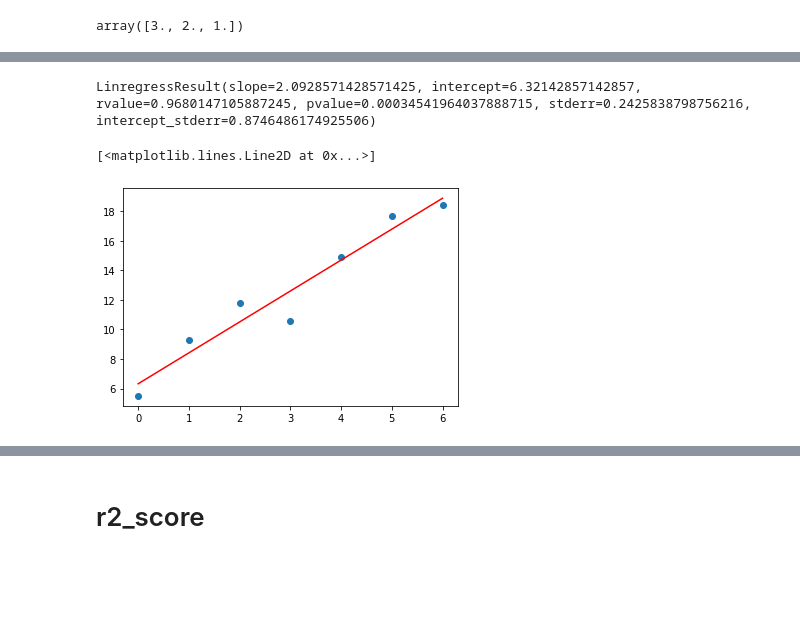
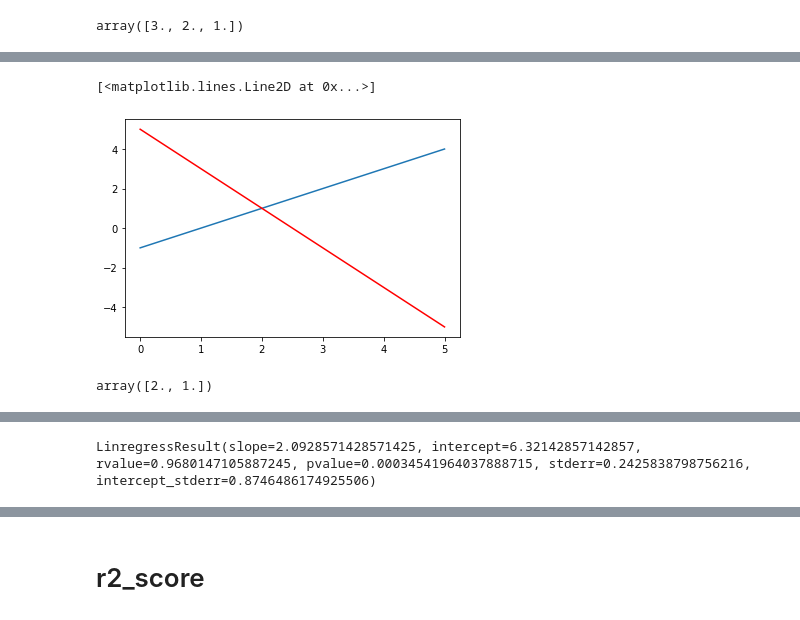
Before and after one commit to pshiroma/calculonumerico, a Jupyter notebook: aulas/CN-01#09 - Python - Metodos numericos.ipynb, the cells around one changed output, grey strips where cells are left out. Drawn from its saved outputs; the diff is of its cells as text; code cells hidden in the pictures; blank space fills up the shorter version.

```diff
--- a/aulas/CN-01#09 - Python - Metodos numericos.ipynb
+++ b/aulas/CN-01#09 - Python - Metodos numericos.ipynb
@@ -420,3 +475,25 @@ $
+# %%
+import matplotlib.pyplot as plt
+import numpy as np
+
+x = np.linspace(0,5)
+y1 = x - 1
+y2 = 5 - 2*x
+
+plt.plot(x,y1)
+plt.plot(x,y2, 'r')
+# %% [output]
+[<matplotlib.lines.Line2D at 0x...>]
+[figure, added]
+# %%
+from scipy.linalg import solve
+
+A = np.array([ [1, -1], [2, 1] ])
+b = np.array([1, 5])
+
+solve(A,b)
+# %% [output]
+array([2., 1.])
 # %% [markdown]
 # linregress
 
@@ -450,11 +527,3 @@ r = linregress(x,y)
 print(r)
 # %% [output]
 LinregressResult(slope=2.0928571428571425, intercept=6.32142857142857, rvalue=0.9680147105887245, pvalue=0.00034541964037888715, stderr=0.2425838798756216, intercept_stderr=0.8746486174925506)
-# %%
-y_predito = x*r.slope + r.intercept
-
-plt.scatter(x,y)
-plt.plot(x, y_predito, 'r')
-# %% [output]
-[<matplotlib.lines.Line2D at 0x...>]
-[figure, removed]
```
Also changed, not shown: parts of 37 cells of this notebook, 4 other files.
